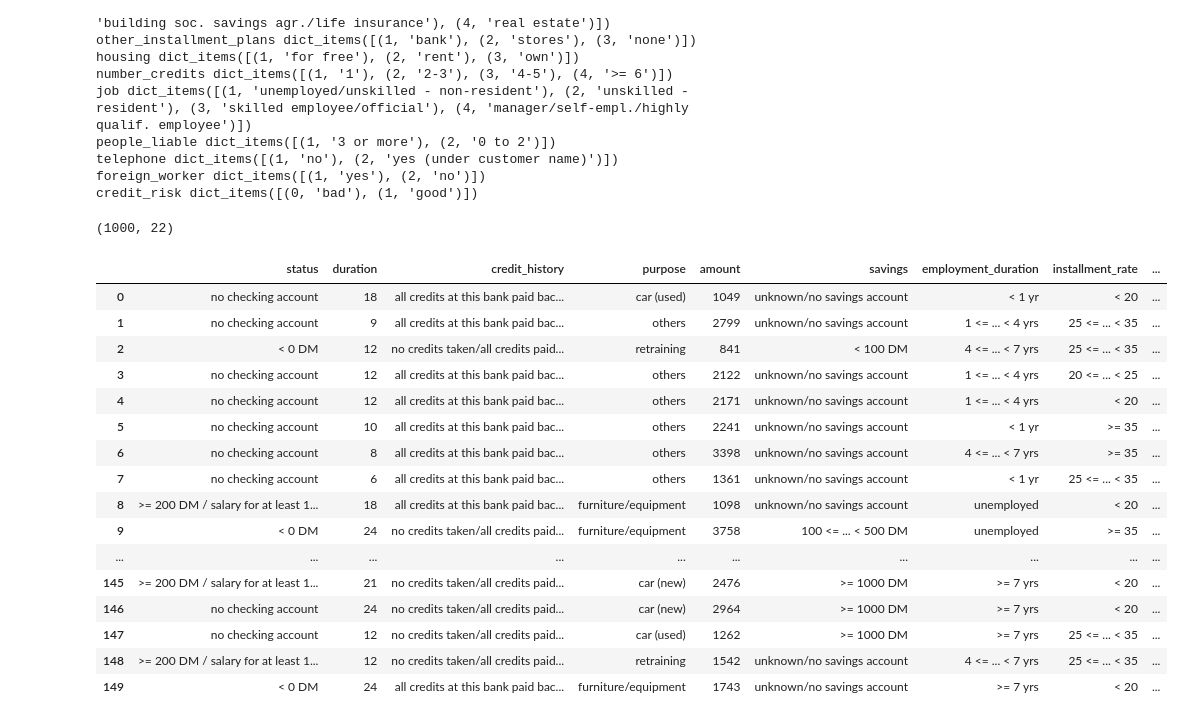
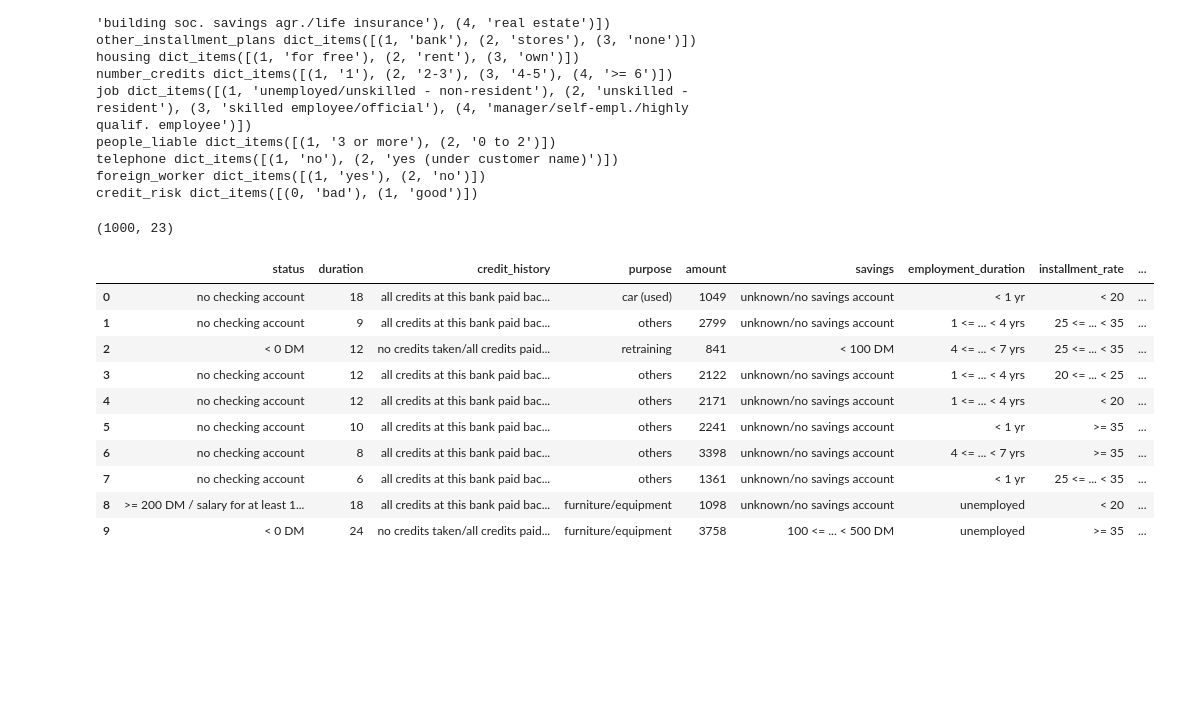
Before and after one commit to cthomx/Clustering-With-Categorical-Data, a Jupyter notebook: CategoricalClustering.ipynb, the cells around one changed output. Drawn from its saved outputs; the diff is of its cells as text; code cells hidden in the pictures; blank space fills up the shorter version.

```diff
--- a/CategoricalClustering.ipynb
+++ b/CategoricalClustering.ipynb
@@ -143,7 +143,9 @@ There doesn't appear to be a strong relationship between age-amount or age-durat
 # create the distance matrix
 import gower
 
-distance_matrix = gower.gower_matrix(df.iloc[:,:-1].astype(np.float64)) # select all variables except binary credit risk
+targetCols = ['duration', 'credit_history', 'purpose', 'amount', 'personal_status_sex', 'present_residence','job']
+
+distance_matrix = gower.gower_matrix(df[targetCols].astype(np.float64)) # select subset of variables
 # %%
 # Compute the correlation matrix
 # source: https://seaborn.pydata.org/examples/many_pairwise_correlations.html
@@ -173,4 +175,24 @@ dbscan_cluster = DBSCAN(eps=0.5,
 dbscan_cluster.fit(distance_matrix)
 
 # Adding the results to a new column in the dataframe
-df["cluster"] = dbscan_cluster.labels_
+df["cluster_dbscan"] = dbscan_cluster.labels_
+# %%
+# silouette method for dataset
+# source: https://www.youtube.com/watch?v=L1ykPtlonAU
+from sklearn.metrics import silhouette_score
+from sklearn_extra.cluster import KMedoids
+
+sw = [] # empty list for silhouette width
+
+for i in range(2, 11):
+    kMedoids = KMedoids(n_clusters = i, metric="precomputed", random_state = 0)
+    kMedoids.fit(distance_matrix)
+    y_kmed = kMedoids.fit_predict(distance_matrix)
+    silhouette_avg = silhouette_score(distance_matrix, y_kmed)
+    sw.append(silhouette_avg)
+
+plt.plot(range(2,11), sw)
+plt.title("silhoutte score")
+plt.xlabel('Number of clusters')
+plt.ylabel('SW') # within cluster sum of squares, silhouette width
+plt.show()
@@ -177,2 +201,8 @@ df["cluster"] = dbscan_cluster.labels_
+# %%
+# use KMedoids to cluster data
+kmedoids_cluster = KMedoids(n_clusters = 3, metric="precomputed")
+kmedoids_cluster.fit(distance_matrix)
+
+df["cluster_kmedoids"] = kmedoids_cluster.labels_
 # %% [markdown]
 ## Inspect Results
@@ -385,30 +421,24 @@ credit_risk dict_items([(0, 'bad'), (1, 'good')])
 # %%
 # get semantic representation of clusters
 dfLabeled = df.copy()
 
 # re-assign categorical data with labels
 for i in remapList:
-    df[i[0]] = df[i[0]].map(i[1])
+    dfLabeled[i[0]] = dfLabeled[i[0]].map(i[1])
 
 # inspect result
-print(df.shape)
-df.head(150)
+print(dfLabeled.shape)
+dfLabeled.head(10)
 # %% [output]
-(1000, 22)
+(1000, 23)
 |  | status | duration | credit_history | purpose | amount | savings | employment_duration | installment_rate | ... |
 | 0 | no checking account | 18 | all credits at this bank paid bac... | car (used) | 1049 | unknown/no savings account | < 1 yr | < 20 | ... |
 | 1 | no checking account | 9 | all credits at this bank paid bac... | others | 2799 | unknown/no savings account | 1 <= ... < 4 yrs | 25 <= ... < 35 | ... |
 | 2 | < 0 DM | 12 | no credits taken/all credits paid... | retraining | 841 | < 100 DM | 4 <= ... < 7 yrs | 25 <= ... < 35 | ... |
 | 3 | no checking account | 12 | all credits at this bank paid bac... | others | 2122 | unknown/no savings account | 1 <= ... < 4 yrs | 20 <= ... < 25 | ... |
 | 4 | no checking account | 12 | all credits at this bank paid bac... | others | 2171 | unknown/no savings account | 1 <= ... < 4 yrs | < 20 | ... |
 | 5 | no checking account | 10 | all credits at this bank paid bac... | others | 2241 | unknown/no savings account | < 1 yr | >= 35 | ... |
 | 6 | no checking account | 8 | all credits at this bank paid bac... | others | 3398 | unknown/no savings account | 4 <= ... < 7 yrs | >= 35 | ... |
 | 7 | no checking account | 6 | all credits at this bank paid bac... | others | 1361 | unknown/no savings account | < 1 yr | 25 <= ... < 35 | ... |
 | 8 | >= 200 DM / salary for at least 1... | 18 | all credits at this bank paid bac... | furniture/equipment | 1098 | unknown/no savings account | unemployed | < 20 | ... |
 | 9 | < 0 DM | 24 | no credits taken/all credits paid... | furniture/equipment | 3758 | 100 <= ... < 500 DM | unemployed | >= 35 | ... |
-| ... | ... | ... | ... | ... | ... | ... | ... | ... | ... |
-| 145 | >= 200 DM / salary for at least 1... | 21 | no credits taken/all credits paid... | car (new) | 2476 | >= 1000 DM | >= 7 yrs | < 20 | ... |
-| 146 | no checking account | 24 | no credits taken/all credits paid... | car (new) | 2964 | >= 1000 DM | >= 7 yrs | < 20 | ... |
-| 147 | no checking account | 12 | no credits taken/all credits paid... | car (used) | 1262 | >= 1000 DM | >= 7 yrs | 25 <= ... < 35 | ... |
-| 148 | >= 200 DM / salary for at least 1... | 12 | no credits taken/all credits paid... | retraining | 1542 | unknown/no savings account | 4 <= ... < 7 yrs | 25 <= ... < 35 | ... |
-| 149 | < 0 DM | 24 | all credits at this bank paid bac... | furniture/equipment | 1743 | unknown/no savings account | >= 7 yrs | < 20 | ... |
```
Also changed, not shown: parts of 5 cells of this notebook.
